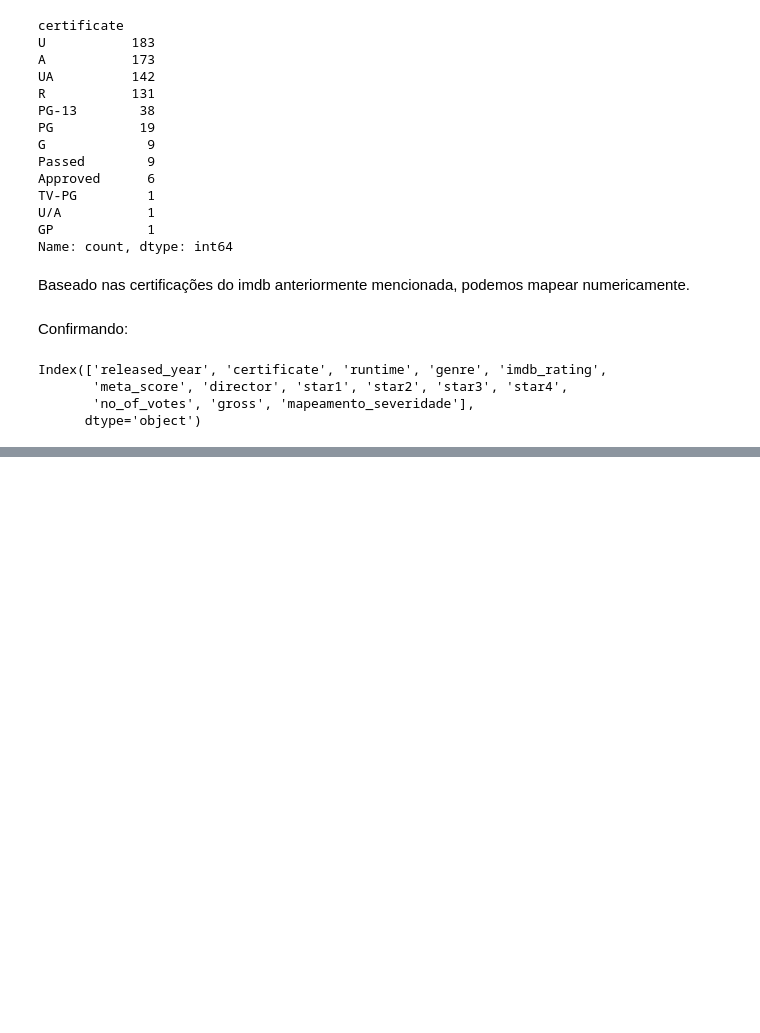
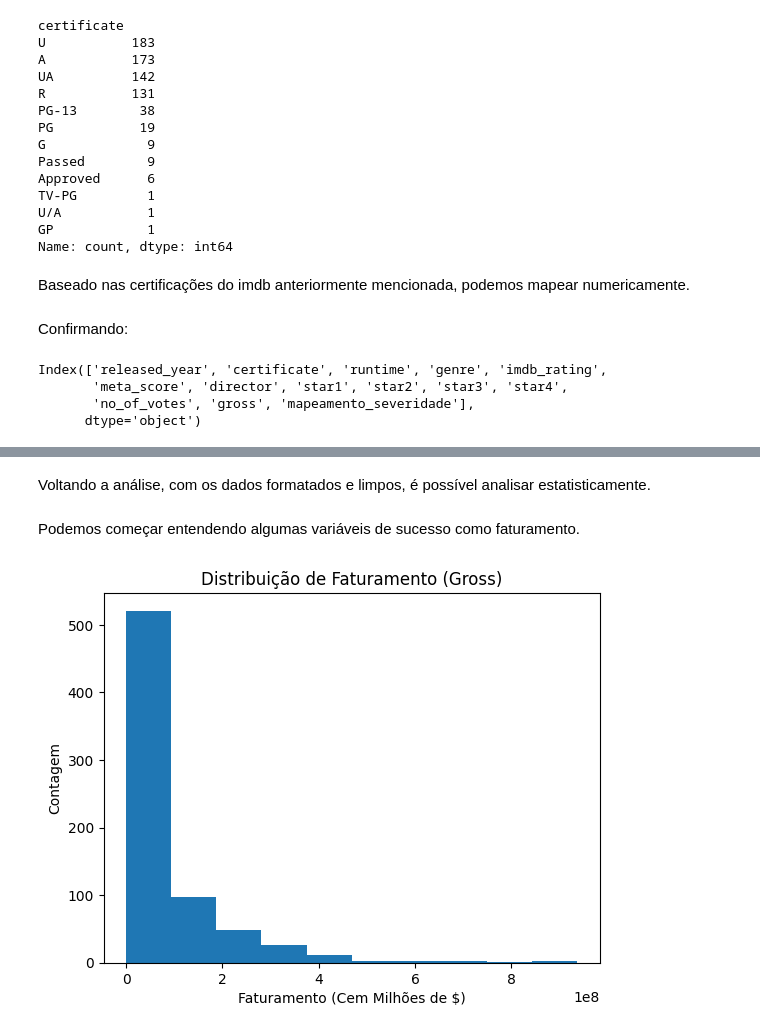
Before and after one commit to Ayrton-Machado/Previsao-de-rating-IMDB-de-filmes, a Jupyter notebook: modelo.ipynb, the cells around one changed output, grey strips where cells are left out. Drawn from its saved outputs; the diff is of its cells as text; code cells hidden in the pictures; blank space fills up the shorter version.

```diff
--- a/modelo.ipynb
+++ b/modelo.ipynb
@@ -245,0 +254,15 @@ Com os dados formatados e limpos, é possível analisar estatisticamente.
+# %% [markdown]
+Voltando a análise, com os dados formatados e limpos, é possível analisar estatisticamente.
+# %% [markdown]
+Podemos começar entendendo  algumas variáveis de sucesso como faturamento.
+# %%
+fig, ax = plt.subplots()
+
+ax.hist(series['gross'], bins=10)
+
+ax.set(title='Distribuição de Faturamento (Gross)',
+             xlabel='Faturamento (Cem Milhões de $)',
+             ylabel='Contagem')
+plt.show();
+# %% [output]
+[figure, added]
```
Also changed, not shown: parts of 57 cells of this notebook, 1 other file.
